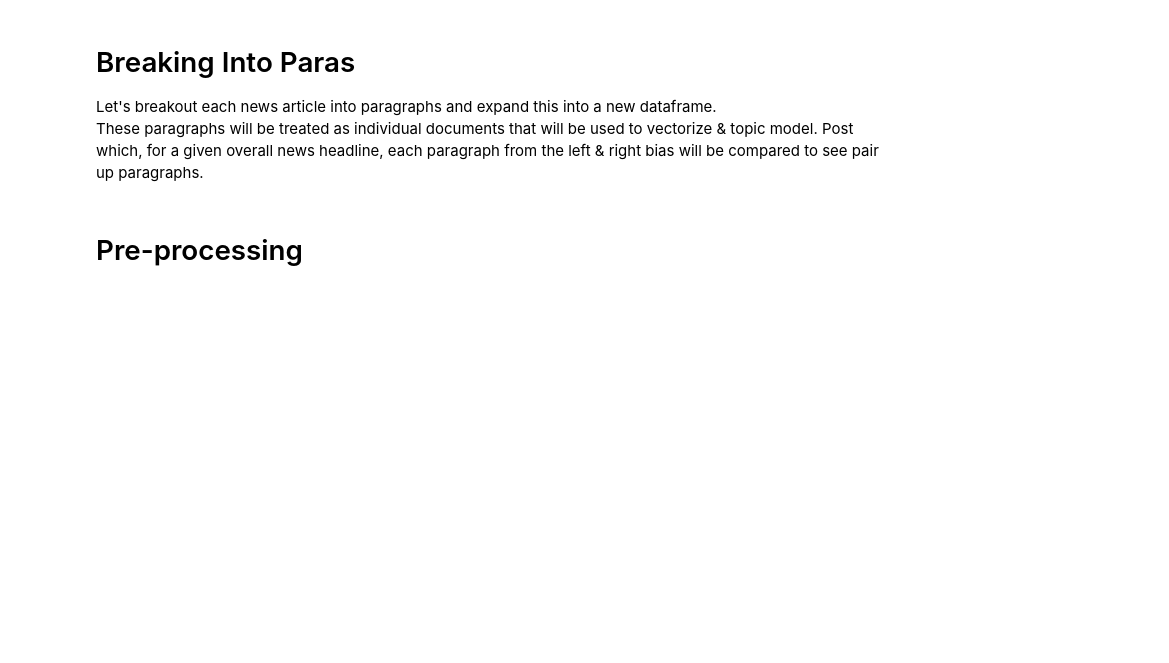
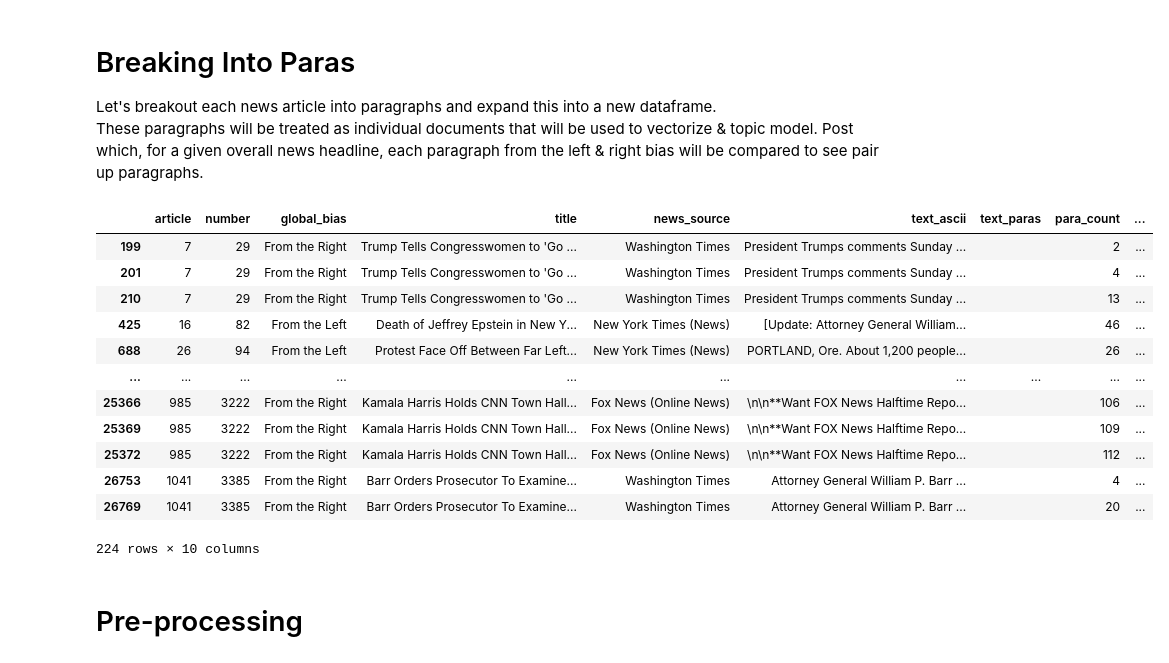
Before and after one commit to navish92/unbiased_news, a Jupyter notebook: py_functions/2-NLP.ipynb, the cells around one changed output. Saved outputs shown, nothing was run; the diff lists cells and outputs as text; code cells hidden in the pictures; blank space fills up the shorter version.

```diff
--- a/python_modules/2-NLP.ipynb
+++ b/py_functions/2-NLP.ipynb
@@ -76,6 +77,22 @@ df_expanded.drop(columns='text_paras_list', inplace=True)
 
 # getting paragraph numbering
 df_expanded['para_count'] = df_expanded.groupby('article').cumcount()
+# %%
+df_expanded[df_expanded.text_paras == '']
+# %% [output]
+|  | article | number | global_bias | title | news_source | text_ascii | text_paras | para_count | ... |
+| 199 | 7 | 29 | From the Right | Trump Tells Congresswomen to 'Go ... | Washington Times | President Trumps comments Sunday ... |  | 2 | ... |
+| 201 | 7 | 29 | From the Right | Trump Tells Congresswomen to 'Go ... | Washington Times | President Trumps comments Sunday ... |  | 4 | ... |
+| 210 | 7 | 29 | From the Right | Trump Tells Congresswomen to 'Go ... | Washington Times | President Trumps comments Sunday ... |  | 13 | ... |
+| 425 | 16 | 82 | From the Left | Death of Jeffrey Epstein in New Y... | New York Times (News) | [Update: Attorney General William... |  | 46 | ... |
+| 688 | 26 | 94 | From the Left | Protest Face Off Between Far Left... | New York Times (News) | PORTLAND, Ore. About 1,200 people... |  | 26 | ... |
+| ... | ... | ... | ... | ... | ... | ... | ... | ... | ... |
+| 25366 | 985 | 3222 | From the Right | Kamala Harris Holds CNN Town Hall... | Fox News (Online News) | \n\n**Want FOX News Halftime Repo... |  | 106 | ... |
+| 25369 | 985 | 3222 | From the Right | Kamala Harris Holds CNN Town Hall... | Fox News (Online News) | \n\n**Want FOX News Halftime Repo... |  | 109 | ... |
+| 25372 | 985 | 3222 | From the Right | Kamala Harris Holds CNN Town Hall... | Fox News (Online News) | \n\n**Want FOX News Halftime Repo... |  | 112 | ... |
+| 26753 | 1041 | 3385 | From the Right | Barr Orders Prosecutor To Examine... | Washington Times | Attorney General William P. Barr ... |  | 4 | ... |
+| 26769 | 1041 | 3385 | From the Right | Barr Orders Prosecutor To Examine... | Washington Times | Attorney General William P. Barr ... |  | 20 | ... |
+224 rows × 10 columns
 # %% [markdown]
 # Pre-processing
 # %% [markdown]
```
Also changed, not shown: parts of 2 cells of this notebook, 5 other files.
